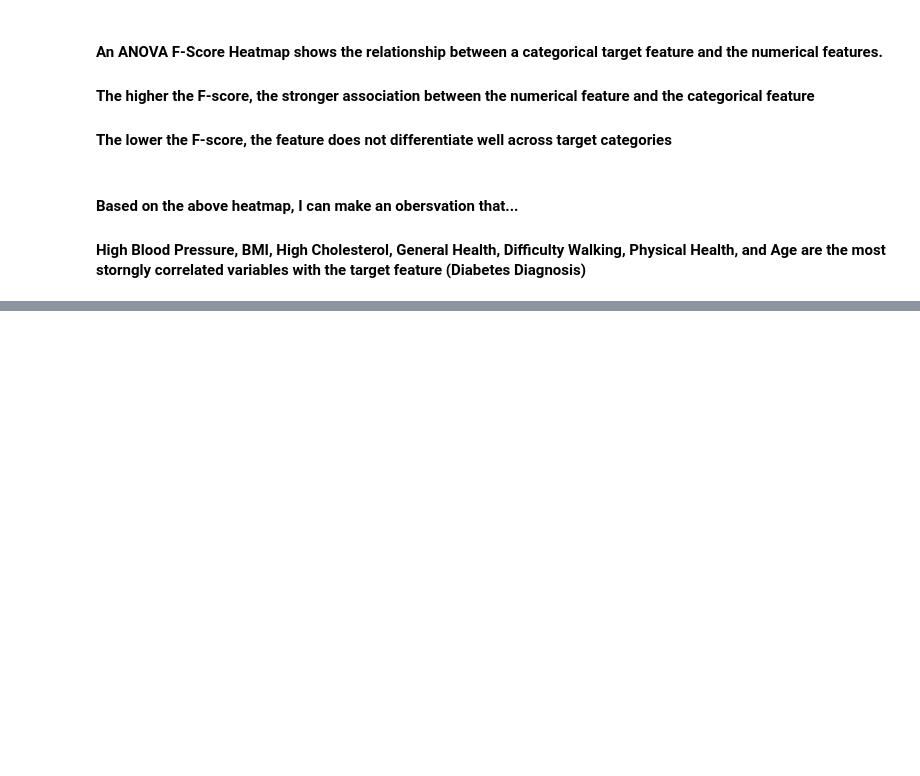
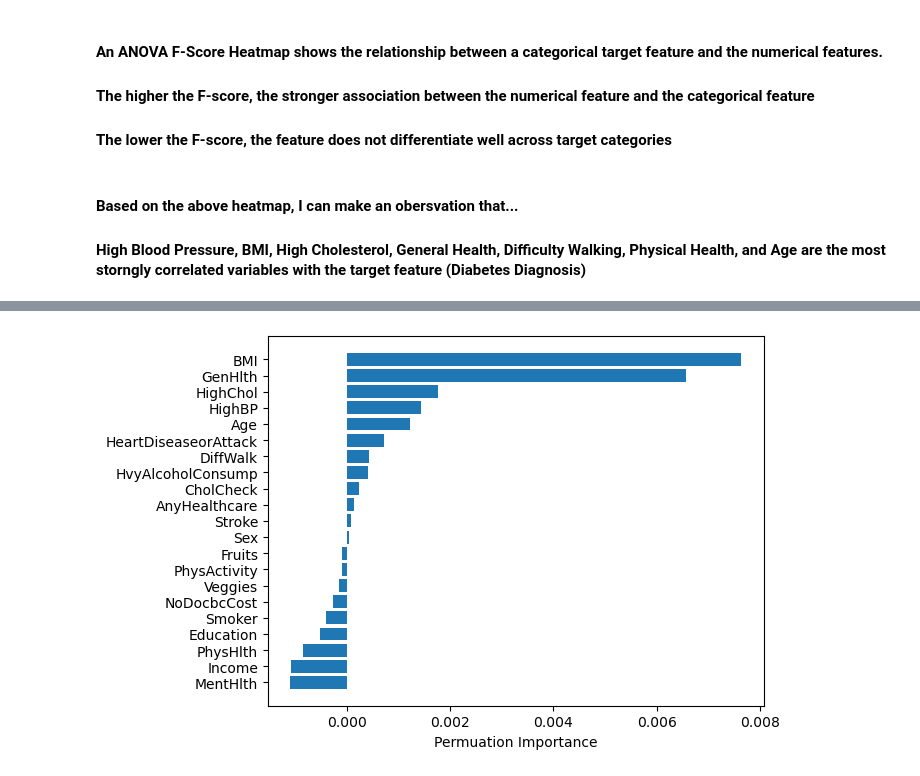
Before and after one commit to justink106/Diabetes-Predictor-Model, a Jupyter notebook: Diabetes Predictor Model - Exploratory Data Analysis .ipynb, the cells around one changed output, grey strips where cells are left out. Drawn from its saved outputs; the diff is of its cells as text; code cells hidden in the pictures; blank space fills up the shorter version.

```diff
--- a/Diabetes Predictor Model - Exploratory Data Analysis .ipynb
+++ b/Diabetes Predictor Model - Exploratory Data Analysis .ipynb
@@ -380,0 +424,13 @@ plt.show()
+# %%
+# Permutation based feature importance with scikit-learn to overcome drawbacks of default feature importance computed with mean impurity decrease
+
+perm_importance = permutation_importance(rf_model, X_test, y_test, scoring='accuracy', n_repeats=10, random_state=42)
+
+# Sorting feature importances
+
+sorted_idx = perm_importance.importances_mean.argsort()
+plt.barh(features.columns[sorted_idx], perm_importance.importances_mean[sorted_idx])
+plt.xlabel('Permuation Importance')
+plt.show()
+# %% [output]
+[figure, added]
```
Also changed, not shown: parts of 9 cells of this notebook.
